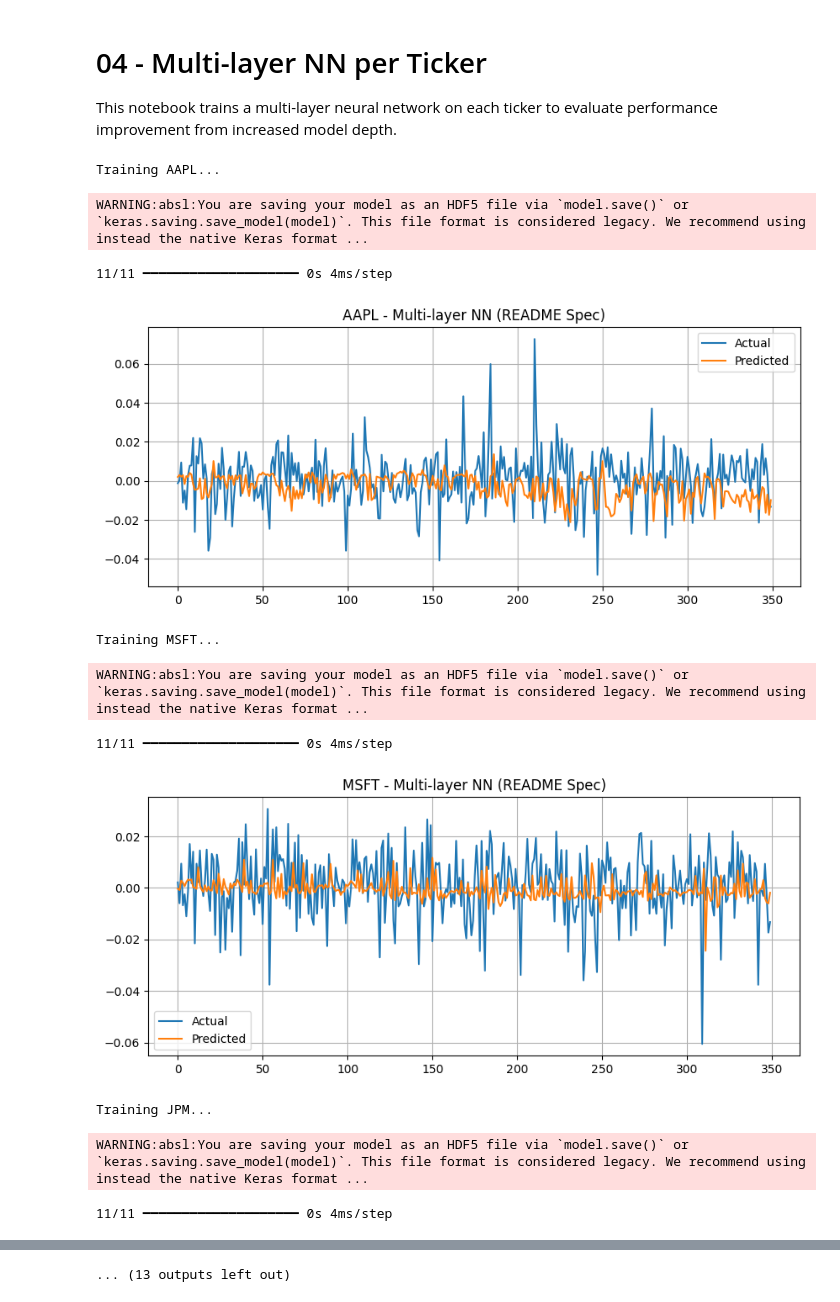
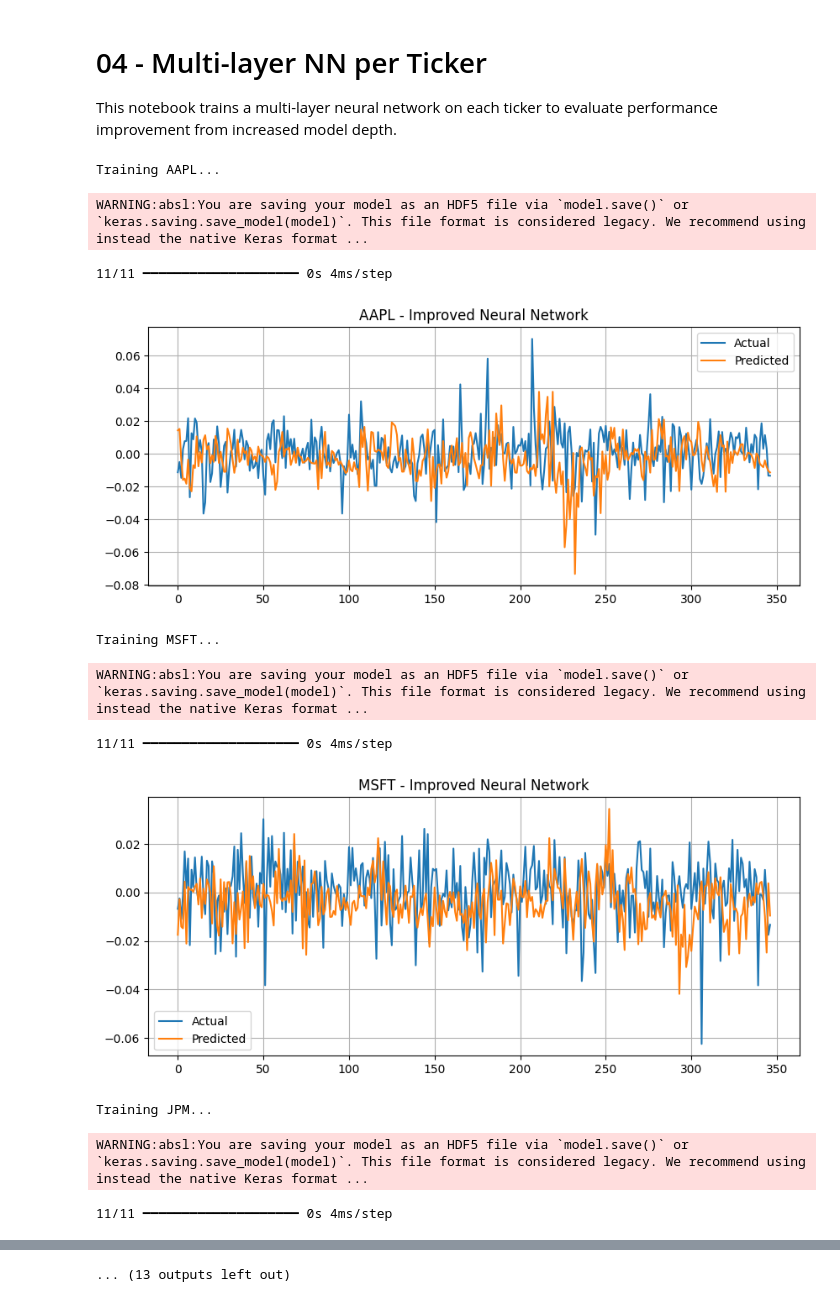
Before and after one commit to abhigyas/stock-forecasting-neural-networks, a Jupyter notebook: notebooks/04_modeling_multi_layer_nn.ipynb, the cells around one changed output, grey strips where cells are left out. Saved outputs shown, nothing was run; the diff lists cells and outputs as text; code cells hidden in the pictures.

```diff
--- a/notebooks/04_modeling_multi_layer_nn.ipynb
+++ b/notebooks/04_modeling_multi_layer_nn.ipynb
@@ -9,8 +9,10 @@ from sklearn.model_selection import train_test_split
 from sklearn.preprocessing import StandardScaler
 from tensorflow.keras.models import Sequential
 from tensorflow.keras.layers import Dense, Dropout
+from tensorflow.keras.callbacks import EarlyStopping
 from sklearn.metrics import mean_squared_error, r2_score
 import matplotlib.pyplot as plt
+import os
 
 tickers = ['AAPL', 'MSFT', 'JPM', 'BAC', 'XOM', 'CVX']
 results = {}
@@ -19,54 +21,92 @@ for ticker in tickers:
     print(f"Training {ticker}...")
     df = pd.read_csv(f'../data/processed/{ticker}_processed.csv', index_col='Date', parse_dates=True)
     df['Close'] = pd.to_numeric(df['Close'], errors='coerce')
+
+    # === Feature Engineering ===
+    df['Return'] = df['Close'].pct_change()
+
+    # Lagged returns
+    for i in range(1, 6):
+        df[f'Lag_{i}'] = df['Return'].shift(i)
+
+    # Momentum
+    df['Momentum_10'] = df['Close'] - df['Close'].shift(10)
+
+    # RSI
+    delta = df['Close'].diff()
+    gain = delta.clip(lower=0).rolling(14).mean()
+    loss = -delta.clip(upper=0).rolling(14).mean()
+    rs = gain / loss
+    df['RSI'] = 100 - (100 / (1 + rs))
+
+    # MACD
+    ema12 = df['Close'].ewm(span=12, adjust=False).mean()
+    ema26 = df['Close'].ewm(span=26, adjust=False).mean()
+    df['MACD'] = ema12 - ema26
+    df['MACD_signal'] = df['MACD'].ewm(span=9, adjust=False).mean()
+
+    # === Target: 3-day forward log return ===
+    df['LogReturn'] = np.log(df['Close'] / df['Close'].shift(1))
+    df['Target'] = df['LogReturn'].shift(-3)
+
     df = df.dropna()
 
-    X = df.drop(columns=['Return'])
-    y = df['Return'].shift(-1).dropna()
-    X = X.iloc[:-1]
+    # Drop noisy/unhelpful columns
+    X = df.drop(columns=['Return', 'Close', 'Target', 'LogReturn'])
+    y = df['Target']
 
+    # Train-test split
     X_train, X_test, y_train, y_test = train_test_split(X, y, shuffle=False, test_size=0.2)
+
+    # Scaling
     scaler = StandardScaler()
     X_train_scaled = scaler.fit_transform(X_train)
     X_test_scaled = scaler.transform(X_test)
 
+    # Model architecture
     model = Sequential([
-        Dense(64, activation='relu', input_shape=(X_train_scaled.shape[1],)),
-        Dense(32, activation='relu'),
+        Dense(128, activation='relu', input_shape=(X_train_scaled.shape[1],)),
+        Dense(64, activation='relu'),
         Dropout(0.1),
-        Dense(16, activation='relu'),
-        Dense(1)  # No activation on output
+        Dense(1)
     ])
     model.compile(optimizer='adam', loss='mse')
 
-    model.fit(X_train_scaled, y_train, validation_split=0.2, epochs=100, verbose=0)
-    model.save(f'../models/saved_model/{ticker}_single_layer.h5')
+    # Early stopping
+    early_stop = EarlyStopping(patience=10, restore_best_weights=True)
+    model.fit(X_train_scaled, y_train, validation_split=0.2, epochs=100, verbose=0, callbacks=[early_stop])
 
-    y_pred = model.predict(X_test_scaled)
+    # Save model
+    os.makedirs('../models/saved_model', exist_ok=True)
+    model.save(f'../models/saved_model/{ticker}_improved_nn.h5')
+
+    # Evaluation
+    y_pred = model.predict(X_test_scaled).flatten()
     mse = mean_squared_error(y_test, y_pred)
     r2 = r2_score(y_test, y_pred)
     results[ticker] = (mse, r2)
 
+    # Plot
     plt.figure(figsize=(10, 4))
     plt.plot(y_test.values, label='Actual')
     plt.plot(y_pred, label='Predicted')
-    plt.title(f"{ticker} - Multi-layer NN (README Spec)")
+    plt.title(f"{ticker} - Improved Neural Network")
     plt.legend()
     plt.grid(True)
     plt.show()
 
-# Summary
+# Print results
 for ticker, (mse, r2) in results.items():
     print(f"{ticker}: MSE = {mse:.6f}, R² = {r2:.4f}")
 # %% [output]
 Training AAPL...
 WARNING:absl:You are saving your model as an HDF5 file via `model.save()` or `keras.saving.save_model(model)`. This file format is considered legacy. We recommend using instead the native Keras format ...
 11/11 ━━━━━━━━━━━━━━━━━━━━ 0s 4ms/step
-[figure, old version]
+[figure, new version]
 Training MSFT...
 WARNING:absl:You are saving your model as an HDF5 file via `model.save()` or `keras.saving.save_model(model)`. This file format is considered legacy. We recommend using instead the native Keras format ...
 11/11 ━━━━━━━━━━━━━━━━━━━━ 0s 4ms/step
-[figure, old version]
+[figure, new version]
 Training JPM...
 WARNING:absl:You are saving your model as an HDF5 file via `model.save()` or `keras.saving.save_model(model)`. This file format is considered legacy. We recommend using instead the native Keras format ...
 11/11 ━━━━━━━━━━━━━━━━━━━━ 0s 4ms/step
```
Also changed, not shown: parts of 1 cell of this notebook, 12 other files.
